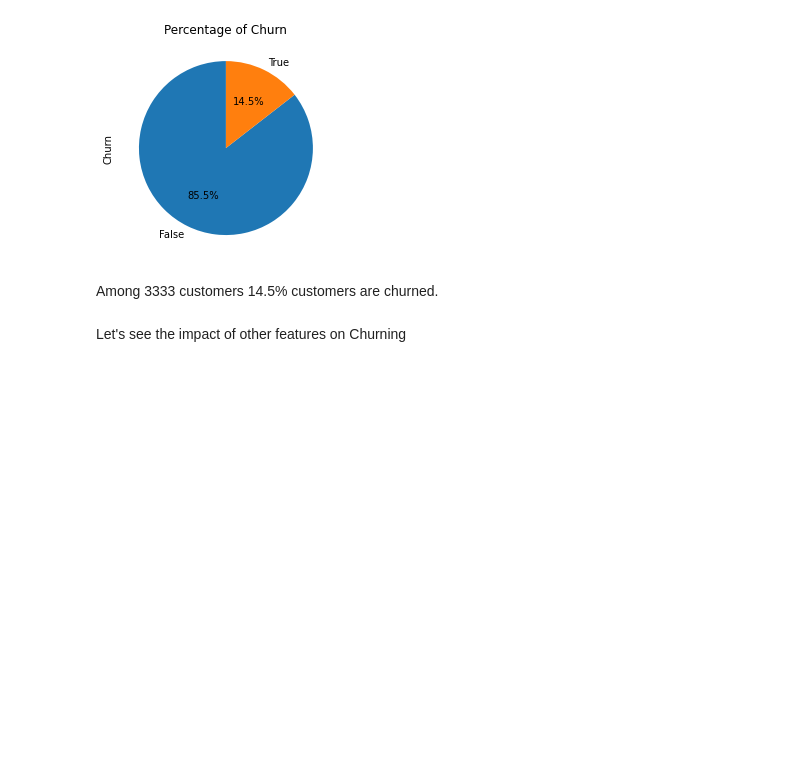
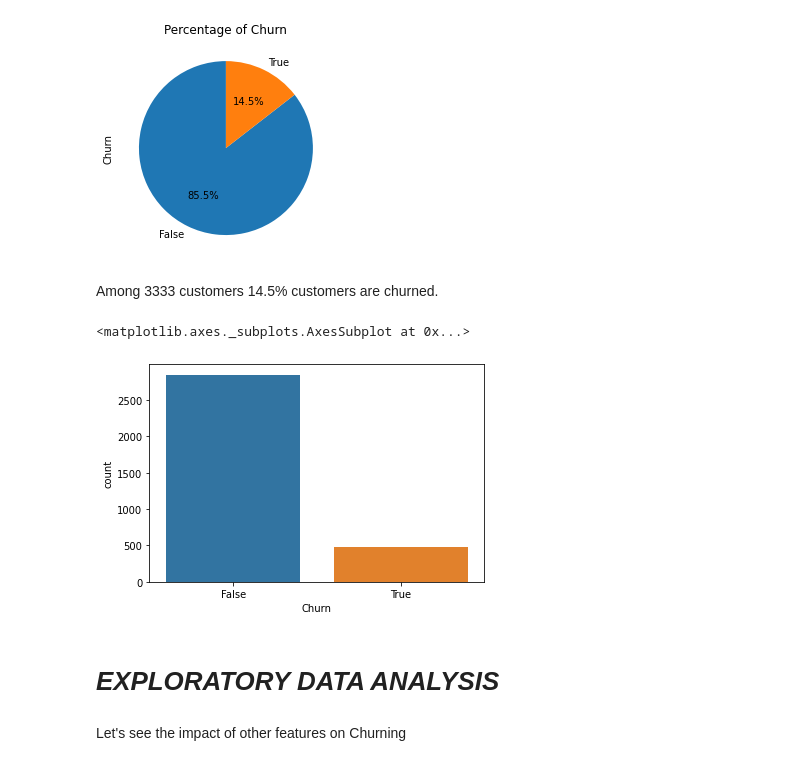
Before and after one commit to m123m12/Telecom-Churn-Analysis, a Jupyter notebook: Copy_of_Telecom_Churn_Analysis_Capstone_Project.ipynb, the cells around one changed output. Cells and saved outputs as stored; diff of their text form; code cells hidden in the pictures; blank space fills up the shorter version.

```diff
--- a/Copy_of_Telecom_Churn_Analysis_Capstone_Project.ipynb
+++ b/Copy_of_Telecom_Churn_Analysis_Capstone_Project.ipynb
@@ -253,6 +274,13 @@ plt.show()
 [figure]
 # %% [markdown]
 Among 3333 customers 14.5% customers are churned.
+# %%
+sns.countplot(telecom_data["Churn"])
+# %% [output]
+<matplotlib.axes._subplots.AxesSubplot at 0x...>
+[figure, added]
+# %% [markdown]
+# ***EXPLORATORY DATA ANALYSIS***
 # %%
 #5.Analyse the each feature effect on the churning with visualizations?
 # %% [markdown]
```
Also changed, not shown: parts of 27 cells of this notebook.
